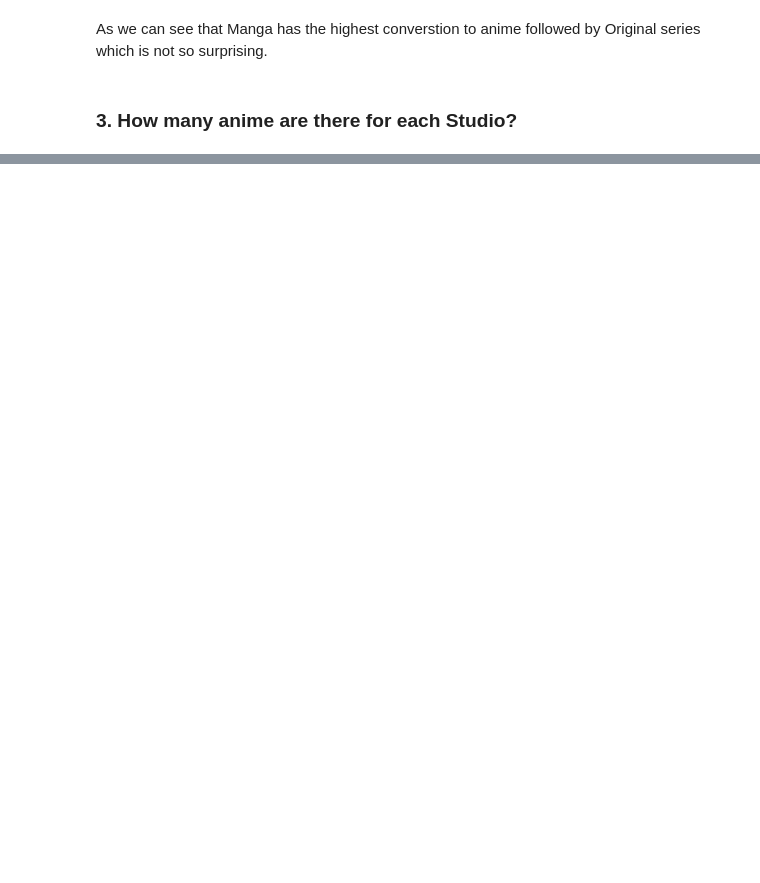
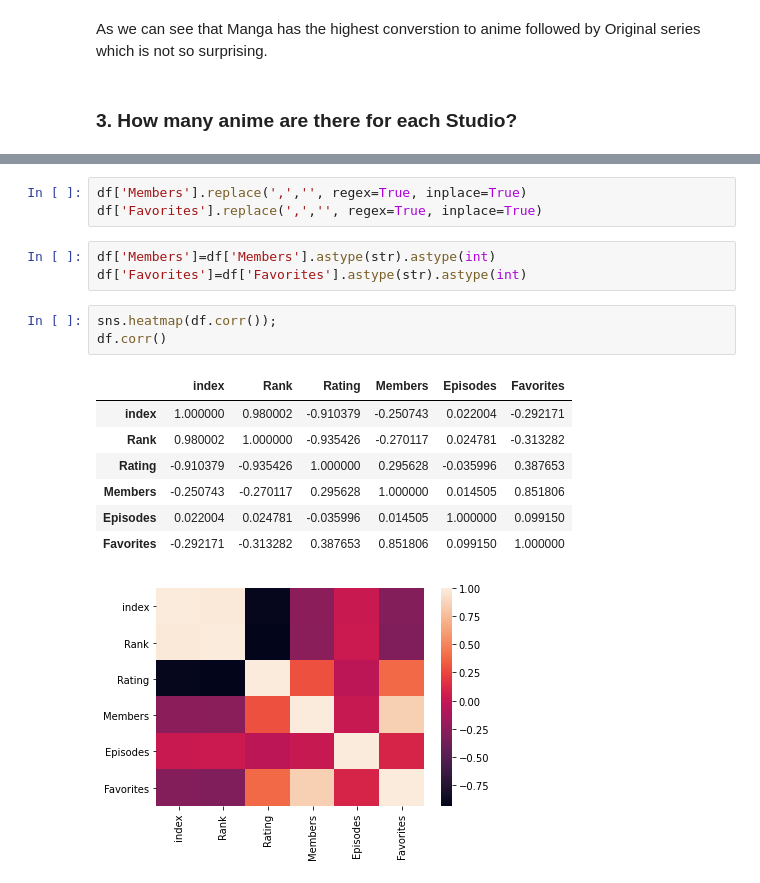
Before and after one commit to void-dono/anime-analysis, a Jupyter notebook: anime_analysis.ipynb, the cells around one changed output, grey strips where cells are left out. Cells and saved outputs as stored; diff of their text form; blank space fills up the shorter version.

```diff
--- a/anime_analysis.ipynb
+++ b/anime_analysis.ipynb
@@ -104,0 +129,18 @@ ValueError: ignored
+# %%
+df['Members'].replace(',','', regex=True, inplace=True)
+df['Favorites'].replace(',','', regex=True, inplace=True)
+# %%
+df['Members']=df['Members'].astype(str).astype(int)
+df['Favorites']=df['Favorites'].astype(str).astype(int)
+# %%
+sns.heatmap(df.corr());
+df.corr()
+# %% [output]
+|  | index | Rank | Rating | Members | Episodes | Favorites |
+| index | 1.000000 | 0.980002 | -0.910379 | -0.250743 | 0.022004 | -0.292171 |
+| Rank | 0.980002 | 1.000000 | -0.935426 | -0.270117 | 0.024781 | -0.313282 |
+| Rating | -0.910379 | -0.935426 | 1.000000 | 0.295628 | -0.035996 | 0.387653 |
+| Members | -0.250743 | -0.270117 | 0.295628 | 1.000000 | 0.014505 | 0.851806 |
+| Episodes | 0.022004 | 0.024781 | -0.035996 | 0.014505 | 1.000000 | 0.099150 |
+| Favorites | -0.292171 | -0.313282 | 0.387653 | 0.851806 | 0.099150 | 1.000000 |
+[figure, added]
```
Also changed, not shown: parts of 8 cells of this notebook.
